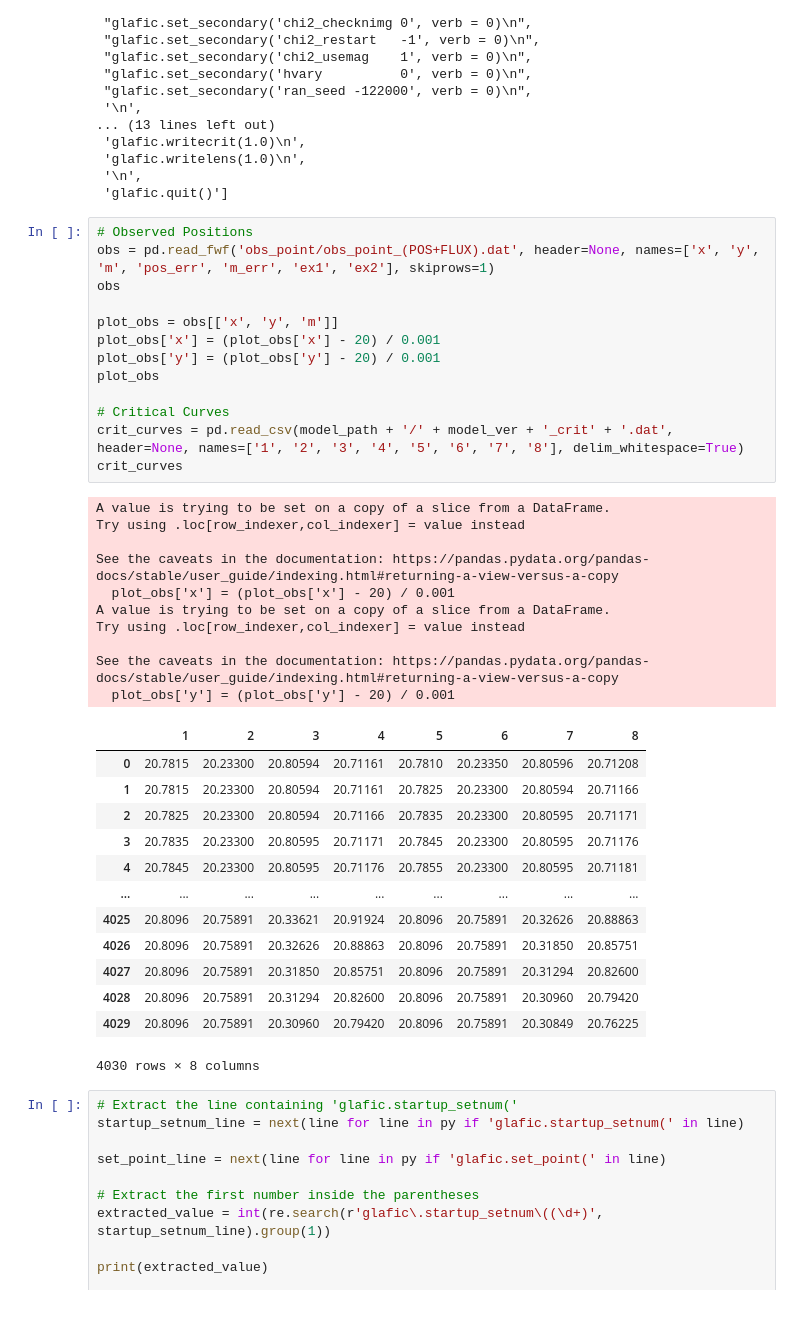
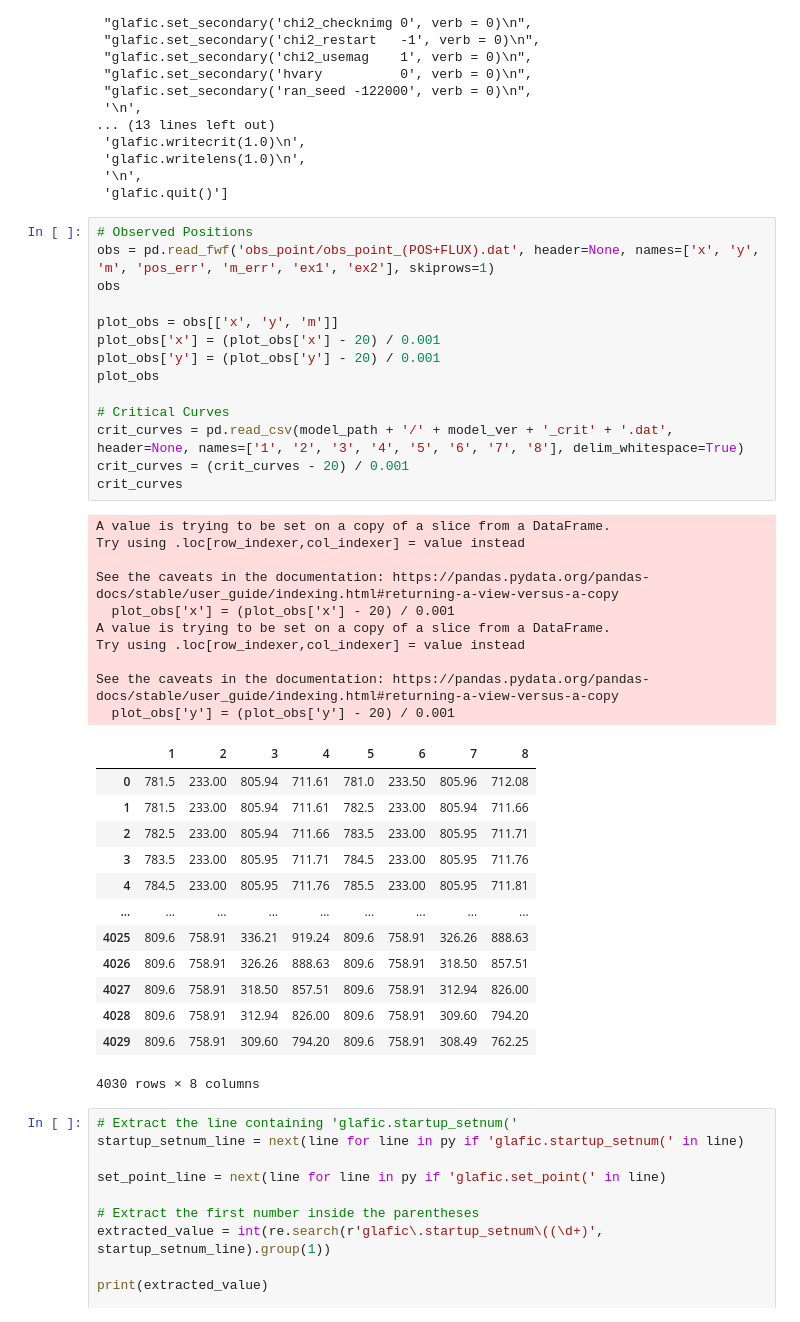
Before and after one commit to romms921/IllustrisTNG-Lens-Modelling, a Jupyter notebook: mass_profile_2.ipynb, the cells around one changed output. Saved outputs shown, nothing was run; the diff lists cells and outputs as text.

```diff
--- a/mass_profile_2.ipynb
+++ b/mass_profile_2.ipynb
@@ -53,39 +53,40 @@ py
 # %%
 # Observed Positions
 obs = pd.read_fwf('obs_point/obs_point_(POS+FLUX).dat', header=None, names=['x', 'y', 'm', 'pos_err', 'm_err', 'ex1', 'ex2'], skiprows=1)
 obs
 
 plot_obs = obs[['x', 'y', 'm']]
 plot_obs['x'] = (plot_obs['x'] - 20) / 0.001
 plot_obs['y'] = (plot_obs['y'] - 20) / 0.001
 plot_obs
 
 # Critical Curves
 crit_curves = pd.read_csv(model_path + '/' + model_ver + '_crit' + '.dat', header=None, names=['1', '2', '3', '4', '5', '6', '7', '8'], delim_whitespace=True)
+crit_curves = (crit_curves - 20) / 0.001
 crit_curves
 # %% [output]
 A value is trying to be set on a copy of a slice from a DataFrame.
 Try using .loc[row_indexer,col_indexer] = value instead
 
 See the caveats in the documentation: https://pandas.pydata.org/pandas-docs/stable/user_guide/indexing.html#returning-a-view-versus-a-copy
   plot_obs['x'] = (plot_obs['x'] - 20) / 0.001
 A value is trying to be set on a copy of a slice from a DataFrame.
 Try using .loc[row_indexer,col_indexer] = value instead
 
 See the caveats in the documentation: https://pandas.pydata.org/pandas-docs/stable/user_guide/indexing.html#returning-a-view-versus-a-copy
   plot_obs['y'] = (plot_obs['y'] - 20) / 0.001
 |  | 1 | 2 | 3 | 4 | 5 | 6 | 7 | 8 |
-| 0 | 20.7815 | 20.23300 | 20.80594 | 20.71161 | 20.7810 | 20.23350 | 20.80596 | 20.71208 |
-| 1 | 20.7815 | 20.23300 | 20.80594 | 20.71161 | 20.7825 | 20.23300 | 20.80594 | 20.71166 |
-| 2 | 20.7825 | 20.23300 | 20.80594 | 20.71166 | 20.7835 | 20.23300 | 20.80595 | 20.71171 |
-| 3 | 20.7835 | 20.23300 | 20.80595 | 20.71171 | 20.7845 | 20.23300 | 20.80595 | 20.71176 |
-| 4 | 20.7845 | 20.23300 | 20.80595 | 20.71176 | 20.7855 | 20.23300 | 20.80595 | 20.71181 |
+| 0 | 781.5 | 233.00 | 805.94 | 711.61 | 781.0 | 233.50 | 805.96 | 712.08 |
+| 1 | 781.5 | 233.00 | 805.94 | 711.61 | 782.5 | 233.00 | 805.94 | 711.66 |
+| 2 | 782.5 | 233.00 | 805.94 | 711.66 | 783.5 | 233.00 | 805.95 | 711.71 |
+| 3 | 783.5 | 233.00 | 805.95 | 711.71 | 784.5 | 233.00 | 805.95 | 711.76 |
+| 4 | 784.5 | 233.00 | 805.95 | 711.76 | 785.5 | 233.00 | 805.95 | 711.81 |
 | ... | ... | ... | ... | ... | ... | ... | ... | ... |
-| 4025 | 20.8096 | 20.75891 | 20.33621 | 20.91924 | 20.8096 | 20.75891 | 20.32626 | 20.88863 |
-| 4026 | 20.8096 | 20.75891 | 20.32626 | 20.88863 | 20.8096 | 20.75891 | 20.31850 | 20.85751 |
-| 4027 | 20.8096 | 20.75891 | 20.31850 | 20.85751 | 20.8096 | 20.75891 | 20.31294 | 20.82600 |
-| 4028 | 20.8096 | 20.75891 | 20.31294 | 20.82600 | 20.8096 | 20.75891 | 20.30960 | 20.79420 |
-| 4029 | 20.8096 | 20.75891 | 20.30960 | 20.79420 | 20.8096 | 20.75891 | 20.30849 | 20.76225 |
+| 4025 | 809.6 | 758.91 | 336.21 | 919.24 | 809.6 | 758.91 | 326.26 | 888.63 |
+| 4026 | 809.6 | 758.91 | 326.26 | 888.63 | 809.6 | 758.91 | 318.50 | 857.51 |
+| 4027 | 809.6 | 758.91 | 318.50 | 857.51 | 809.6 | 758.91 | 312.94 | 826.00 |
+| 4028 | 809.6 | 758.91 | 312.94 | 826.00 | 809.6 | 758.91 | 309.60 | 794.20 |
+| 4029 | 809.6 | 758.91 | 309.60 | 794.20 | 809.6 | 758.91 | 308.49 | 762.25 |
 4030 rows × 8 columns
 # %%
 # Extract the line containing 'glafic.startup_setnum('
```
Also changed, not shown: parts of 1 cell of this notebook, 1 other file.
